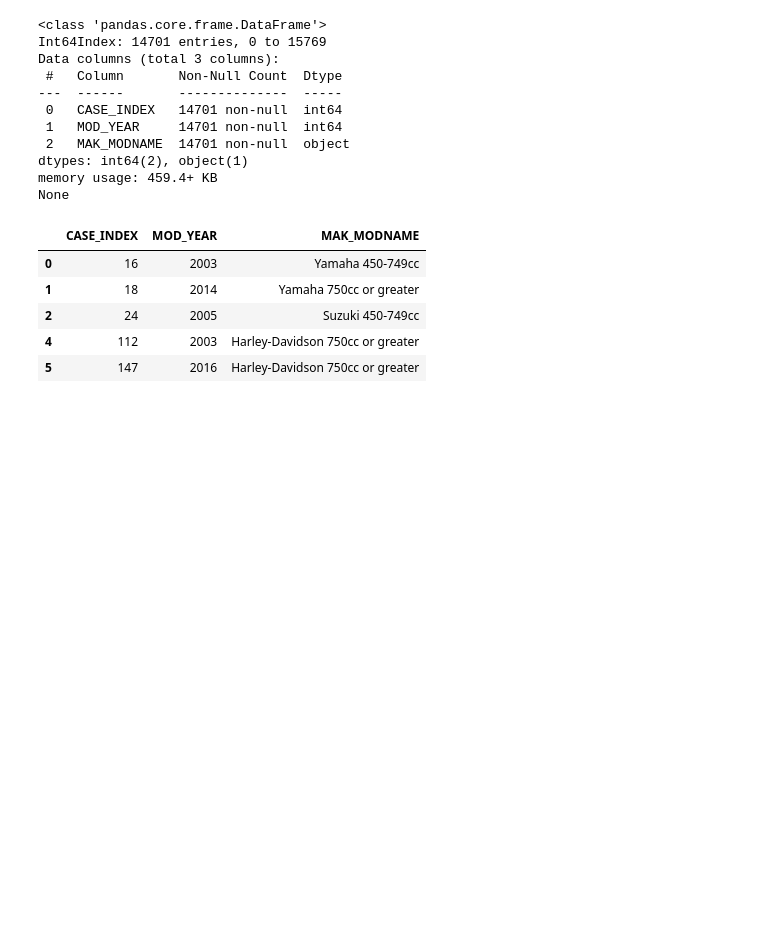
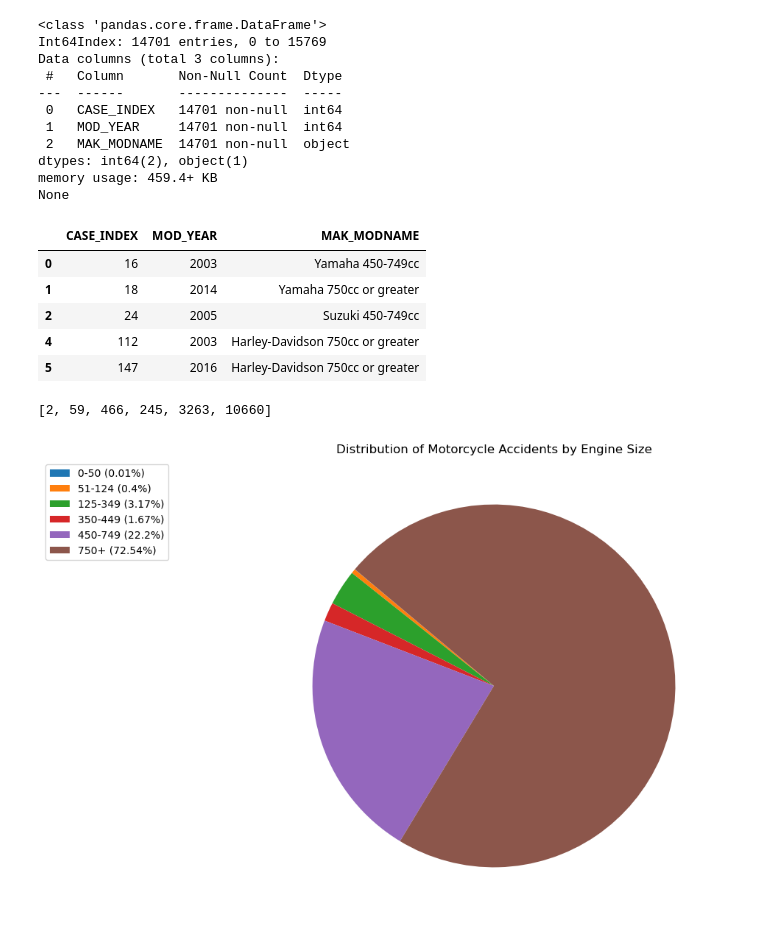
Before and after one commit to Saatvik1/Why-You-Should-Ride, a Jupyter notebook: Crash Data Cleaning.ipynb, the cells around one changed output. Drawn from its saved outputs; the diff is of its cells as text; code cells hidden in the pictures; blank space fills up the shorter version.

```diff
--- a/Crash Data Cleaning.ipynb
+++ b/Crash Data Cleaning.ipynb
@@ -2042,3 +2042,25 @@ None
 | 2 | 24 | 2005 | Suzuki 450-749cc |
 | 4 | 112 | 2003 | Harley-Davidson 750cc or greater |
 | 5 | 147 | 2016 | Harley-Davidson 750cc or greater |
+# %%
+engine_sizes = ['0-50', '51-124', '125-349', '350-449', '450-749', '750+']
+engine_sizes_count = []
+for engine in engine_sizes:
+    engine_sizes_count.append(engine_df[engine_df['MAK_MODNAME'].str.contains(engine)]['CASE_INDEX'].count())
+
+print(engine_sizes_count)
+# %% [output]
+[2, 59, 466, 245, 3263, 10660]
+# %%
+plt.figure(figsize=(8, 8))
+patches, text = plt.pie(engine_sizes_count, startangle=140)
+plt.title('Distribution of Motorcycle Accidents by Engine Size')
+#plt.axis('equal')
+
+legend_labels = [f'{label} ({round(size,2)}%)' for label, size in zip(engine_sizes, (np.array(engine_sizes_count)/sum(engine_sizes_count)) * 100)]
+plt.legend(patches, legend_labels, loc='upper left', bbox_to_anchor=(-0.5, 1.))
+
+
+plt.show()
+# %% [output]
+[figure, added]
```
Also changed, not shown: parts of 51 cells of this notebook.
